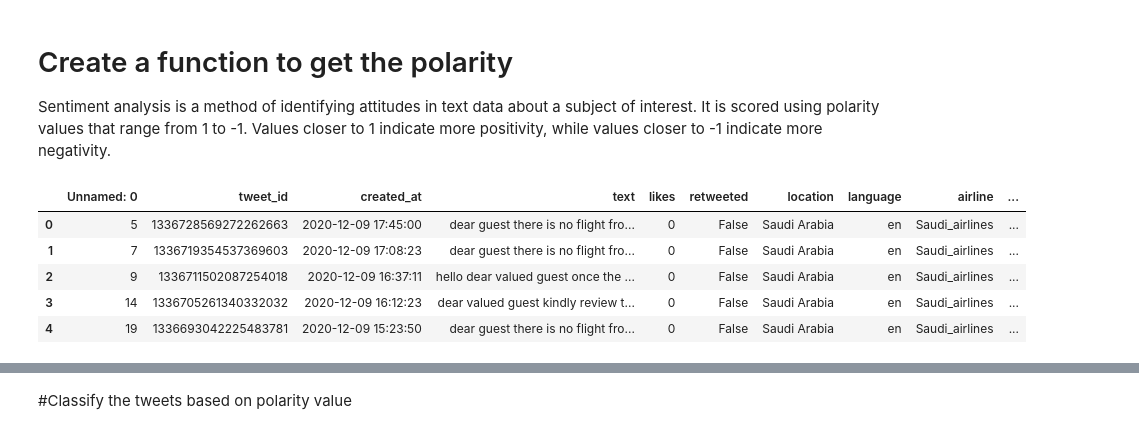
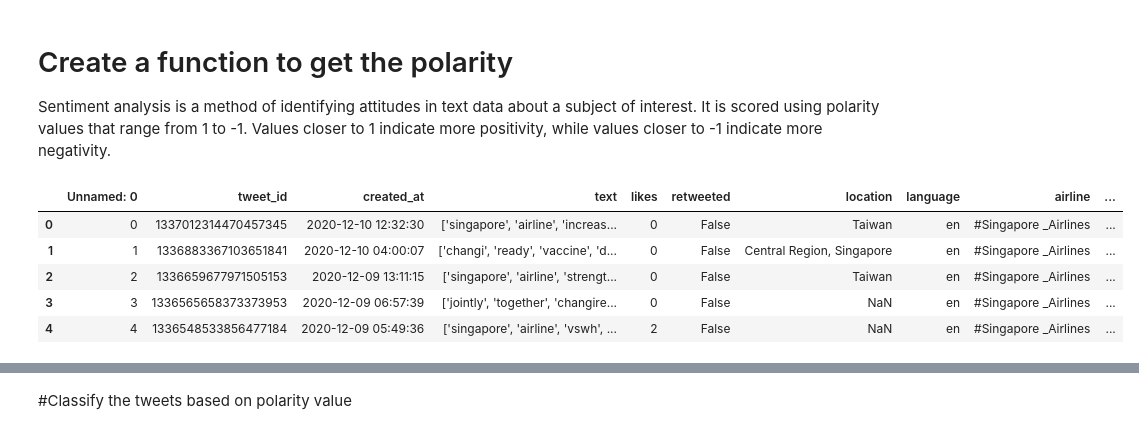
Before and after one commit to buthaina279/DS_Capstone_NLP, a Jupyter notebook: classify.ipynb, the cells around one changed output, grey strips where cells are left out. Saved outputs shown, nothing was run; the diff lists cells and outputs as text; code cells hidden in the pictures.

```diff
--- a/classify.ipynb
+++ b/classify.ipynb
@@ -31,5 +31,5 @@ Mounted at /content/gdrive
 # %%
-airline = pd.read_csv("./gdrive/My Drive/datasets/twitter_analysis/airline.csv")
+airline = pd.read_csv("./gdrive/My Drive/datasets/new_datasets/airline.csv")
 # %%
 airline.sample(5)
 # %% [output]
@@ -59,18 +62,18 @@ def getPolarity(text):
    return  TextBlob(text).sentiment.polarity
 # %%
 # Create two new columns 'Subjectivity' & 'Polarity'
-airline['sentiment_confidence'] = airline['nonstop_documents'].apply(getSubjectivity)
-airline['polarity'] = airline['nonstop_documents'].apply(getPolarity)
+airline['subjectivity'] = airline['text'].apply(getSubjectivity)
+airline['polarity'] = airline['text'].apply(getPolarity)
 
 # Show the new dataframe with columns 'Subjectivity' & 'Polarity'
 airline.head(5)
 # %% [output]
 |  | Unnamed: 0 | tweet_id | created_at | text | likes | retweeted | location | language | airline | ... |
-| 0 | 5 | 1336728569272262663 | 2020-12-09 17:45:00 | dear guest there is no flight fro... | 0 | False | Saudi Arabia | en | Saudi_airlines | ... |
-| 1 | 7 | 1336719354537369603 | 2020-12-09 17:08:23 | dear guest there is no flight fro... | 0 | False | Saudi Arabia | en | Saudi_airlines | ... |
-| 2 | 9 | 1336711502087254018 | 2020-12-09 16:37:11 | hello dear valued guest once the ... | 0 | False | Saudi Arabia | en | Saudi_airlines | ... |
-| 3 | 14 | 1336705261340332032 | 2020-12-09 16:12:23 | dear valued guest kindly review t... | 0 | False | Saudi Arabia | en | Saudi_airlines | ... |
-| 4 | 19 | 1336693042225483781 | 2020-12-09 15:23:50 | dear guest there is no flight fro... | 0 | False | Saudi Arabia | en | Saudi_airlines | ... |
+| 0 | 0 | 1337012314470457345 | 2020-12-10 12:32:30 | ['singapore', 'airline', 'increas... | 0 | False | Taiwan | en | #Singapore _Airlines | ... |
+| 1 | 1 | 1336883367103651841 | 2020-12-10 04:00:07 | ['changi', 'ready', 'vaccine', 'd... | 0 | False | Central Region, Singapore | en | #Singapore _Airlines | ... |
+| 2 | 2 | 1336659677971505153 | 2020-12-09 13:11:15 | ['singapore', 'airline', 'strengt... | 0 | False | Taiwan | en | #Singapore _Airlines | ... |
+| 3 | 3 | 1336565658373373953 | 2020-12-09 06:57:39 | ['jointly', 'together', 'changire... | 0 | False | NaN | en | #Singapore _Airlines | ... |
+| 4 | 4 | 1336548533856477184 | 2020-12-09 05:49:36 | ['singapore', 'airline', 'vswh', ... | 2 | False | NaN | en | #Singapore _Airlines | ... |
 # %%
 def getPolarityPlot(polarity, airline):
    fig, ax = plt.subplots(figsize=(8, 6))
```
Also changed, not shown: parts of 12 cells of this notebook.
